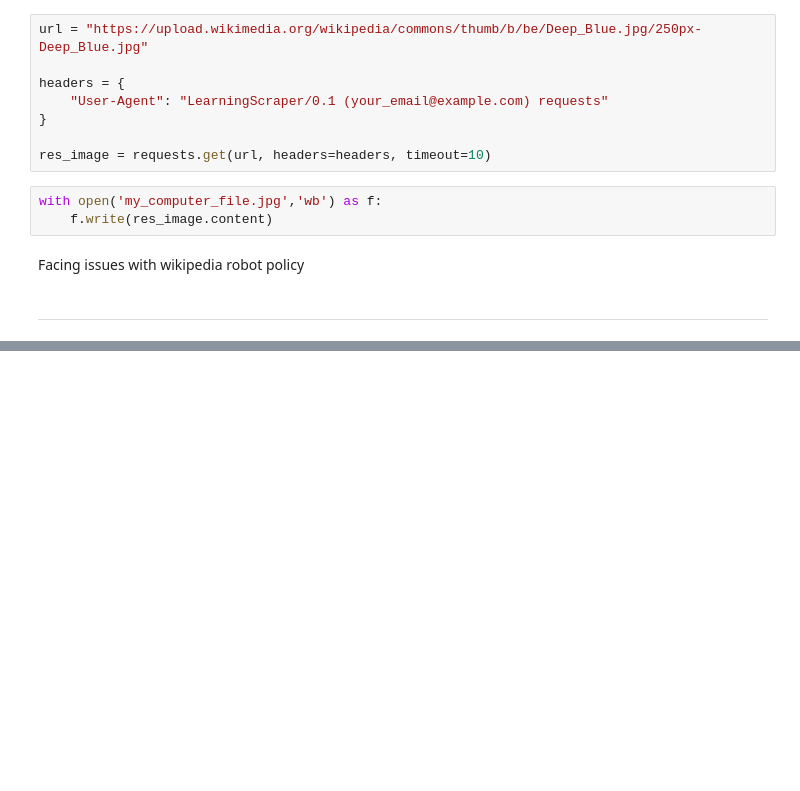
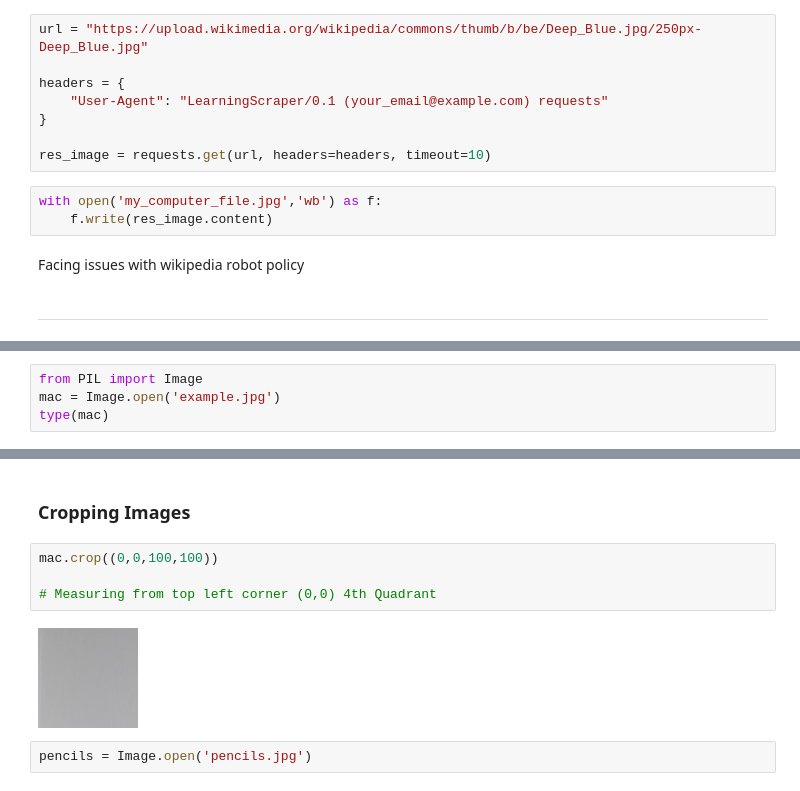
Before and after one commit to lansky1/python, a Jupyter notebook: basics.ipynb, the cells around one changed output, grey strips where cells are left out. Saved outputs shown, nothing was run; the diff lists cells and outputs as text; blank space fills up the shorter version.

Commit message:
docs: work with images

```diff
--- a/basics.ipynb
+++ b/basics.ipynb
@@ -1477,0 +1461,4 @@ Facing issues with wikipedia robot policy
+# %%
+from PIL import Image
+mac = Image.open('example.jpg')
+type(mac)
@@ -1477,0 +1478,10 @@ Facing issues with wikipedia robot policy
+# %% [markdown]
+### Cropping Images
+# %%
+mac.crop((0,0,100,100))
+
+# Measuring from top left corner (0,0) 4th Quadrant
+# %% [output]
+[figure, added]
+# %%
+pencils = Image.open('pencils.jpg')
```
Also changed, not shown: parts of 26 cells of this notebook, 2 other files.
